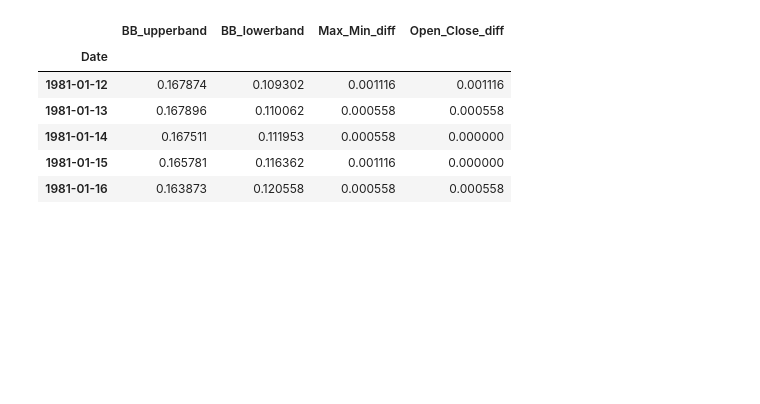
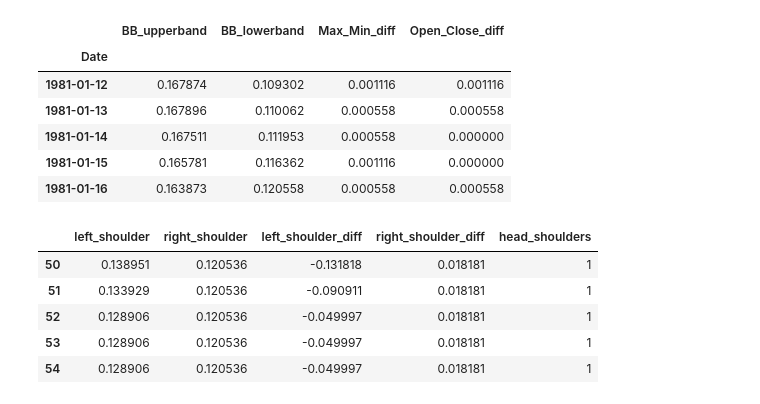
Before and after one commit to ShubhangamPrasad/Technical-Indicator-Evaluator, a Jupyter notebook: BollingerBands.ipynb, the cells around one changed output. Drawn from its saved outputs; the diff is of its cells as text; code cells hidden in the pictures; blank space fills up the shorter version.

```diff
--- a/BollingerBands.ipynb
+++ b/BollingerBands.ipynb
@@ -70,0 +58,9 @@ df2.head()
+# %%
+HnS_new_df.iloc[50:].head()
+# %% [output]
+|  | left_shoulder | right_shoulder | left_shoulder_diff | right_shoulder_diff | head_shoulders |
+| 50 | 0.138951 | 0.120536 | -0.131818 | 0.018181 | 1 |
+| 51 | 0.133929 | 0.120536 | -0.090911 | 0.018181 | 1 |
+| 52 | 0.128906 | 0.120536 | -0.049997 | 0.018181 | 1 |
+| 53 | 0.128906 | 0.120536 | -0.049997 | 0.018181 | 1 |
+| 54 | 0.128906 | 0.120536 | -0.049997 | 0.018181 | 1 |
```
Also changed, not shown: parts of 6 cells of this notebook, 3 other files.
